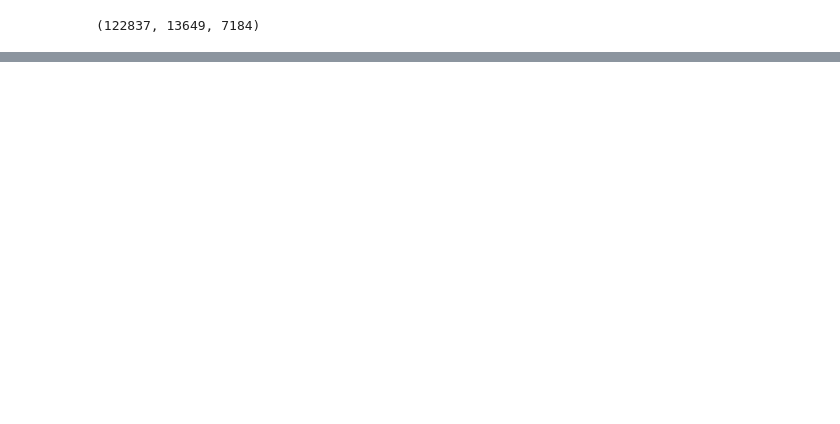
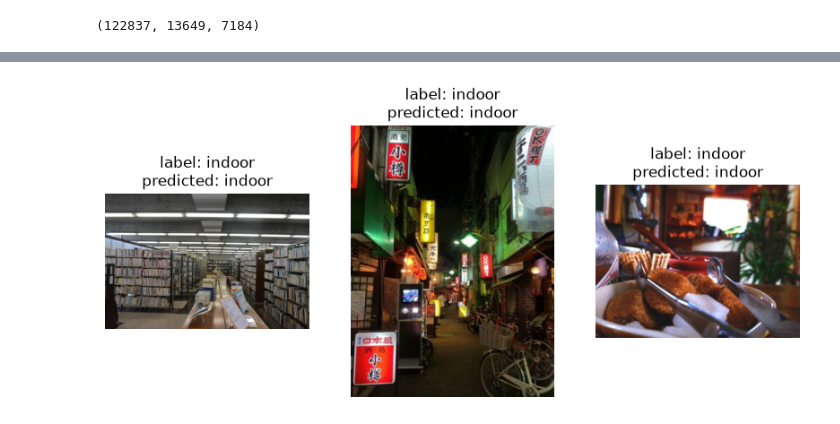
Before and after one commit to fhrzn/multi-pov-ir, a Jupyter notebook: notebook/resnet-viewpoint.ipynb, the cells around one changed output, grey strips where cells are left out. Drawn from its saved outputs; the diff is of its cells as text; code cells hidden in the pictures; blank space fills up the shorter version.

Commit message:
fix: gt label

```diff
--- a/notebook/resnet-viewpoint.ipynb
+++ b/notebook/resnet-viewpoint.ipynb
@@ -94,0 +173,16 @@ len(train), len(val), len(test)
+# %%
+from tqdm.auto import tqdm
+
+all_labels = []
+all_preds = []
+
+for inp, lbl in tqdm(testloader, desc="Inference"):
+    inp, lbl = inp.to(device), lbl.to(device)
+    out = model(inp)
+    preds = torch.argmax(out, dim=1)
+
+    all_preds.append(preds.cpu())
+    all_labels.append(lbl.cpu())
+
+all_preds = torch.cat(all_preds).numpy()
+all_labels = torch.cat(all_labels).numpy()
@@ -94,0 +200,6 @@ len(train), len(val), len(test)
+# %%
+test = test.with_columns(
+    pl.Series(["outdoor" if i == 1 else "indoor" for i in all_labels.tolist()]).alias(
+        "predicted_labels"
+    )
+)
@@ -94,0 +226,23 @@ len(train), len(val), len(test)
+# %%
+import matplotlib.pyplot as plt
+
+fig, ax = plt.subplots(1, 3, figsize=(10, 5))
+for i, item in enumerate(
+    test.filter(pl.col("predicted_labels") == "indoor").sample(3).to_dicts()
+):
+    ax[i].imshow(
+        Image.open(
+            os.path.join(
+                "../../datasets/geotir/",
+                item["dataset"],
+                item["src"],
+                f"{item['id']}.jpg",
+            )
+        )
+    )
+    ax[i].axis("off")
+    ax[i].set_title(
+        f"label: {item['scene_type']}\npredicted: {item['predicted_labels']}"
+    )
+# %% [output]
+[figure, added]
```
Also changed, not shown: parts of 11 cells of this notebook, 1 other file.
